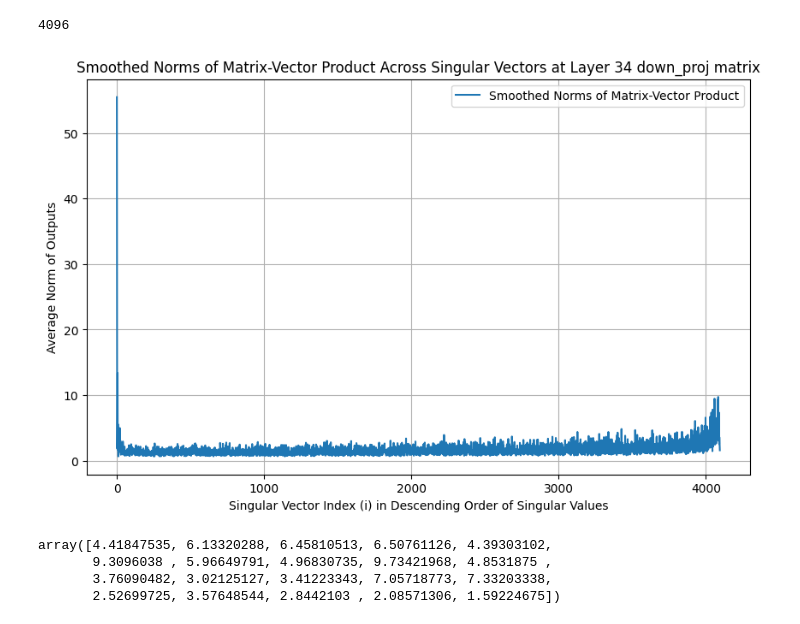
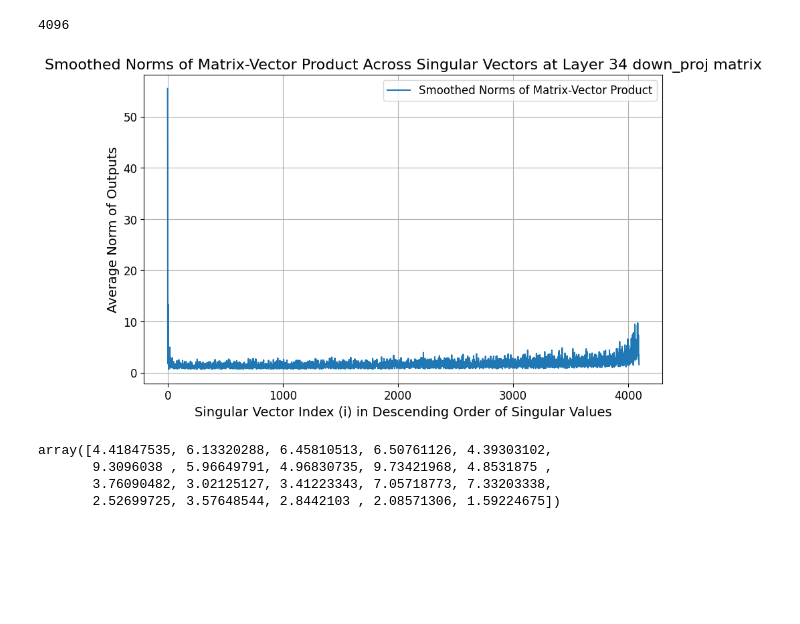
Before and after one commit to Red-Hat-AI-Innovation-Team/orthogonal-subspace-learning, a Jupyter notebook: notebooks/experiments.ipynb, the cells around one changed output. Drawn from its saved outputs; the diff is of its cells as text; code cells hidden in the pictures; blank space fills up the shorter version.

Commit message:
updating plotting code

```diff
--- a/notebooks/experiments.ipynb
+++ b/notebooks/experiments.ipynb
@@ -24,40 +24,43 @@ Successfully installed seaborn-0.13.2
 import json
 import numpy as np
 import matplotlib.pyplot as plt
 
 # Path to your norm_logs.jsonl file
-file_path = '../norm_logs.jsonl'  # Replace with the actual file path
+file_path = '../logs/norm_logs_down_proj_34.jsonl'  # Replace with the actual file path
 
 # Load the data from the JSONL file
 data = []
 with open(file_path, 'r') as file:
     for line in file:
         data.append(json.loads(line.strip()))
 
 # Convert the data to a numpy array
 data_array = np.array(data)
 
 # Calculate the averages for each entry across all lines
 averages = np.mean(data_array, axis=0)
 
 print(len(averages))
 
 # Smooth the data using a moving average
 window_size = 10  # Adjust the window size as needed
 smoothed_averages = np.convolve(averages, np.ones(window_size)/window_size, mode='valid')
 
 # Plot the smoothed averages
 plt.figure(figsize=(10, 6))
 plt.plot(averages, label="Smoothed Norms of Matrix-Vector Product")
-plt.title('Smoothed Norms of Matrix-Vector Product Across Singular Vectors at Layer 34 down_proj matrix')
-plt.xlabel('Singular Vector Index (i) in Descending Order of Singular Values')
-plt.ylabel('Average Norm of Outputs')
+plt.title('Smoothed Norms of Matrix-Vector Product Across Singular Vectors at Layer 34 down_proj matrix', fontsize=16)
+plt.xlabel('Singular Vector Index (i) in Descending Order of Singular Values', fontsize=14)
+plt.ylabel('Average Norm of Outputs', fontsize=14)
+plt.xticks(fontsize=12)
+plt.yticks(fontsize=12)
 plt.grid(True)
-plt.legend()
-plt.show()
+plt.legend(fontsize=12)
+plt.savefig(f"svd_norms_analysis.pdf", dpi=300, bbox_inches="tight", format="pdf")
+# plt.show()
 # %% [output]
 4096
-[figure, old version]
+[figure, new version]
 # %%
 averages[-20:]
 # %% [output]
```
Also changed, not shown: parts of 2 cells of this notebook.
